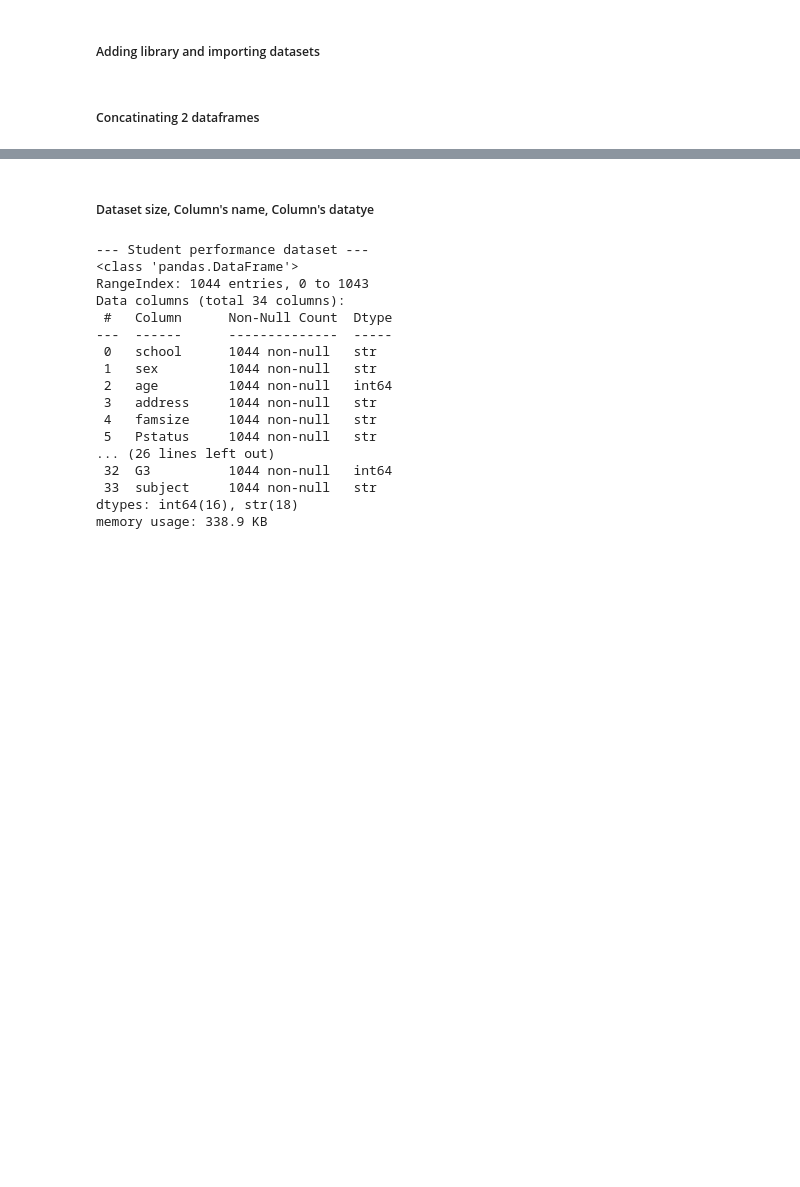
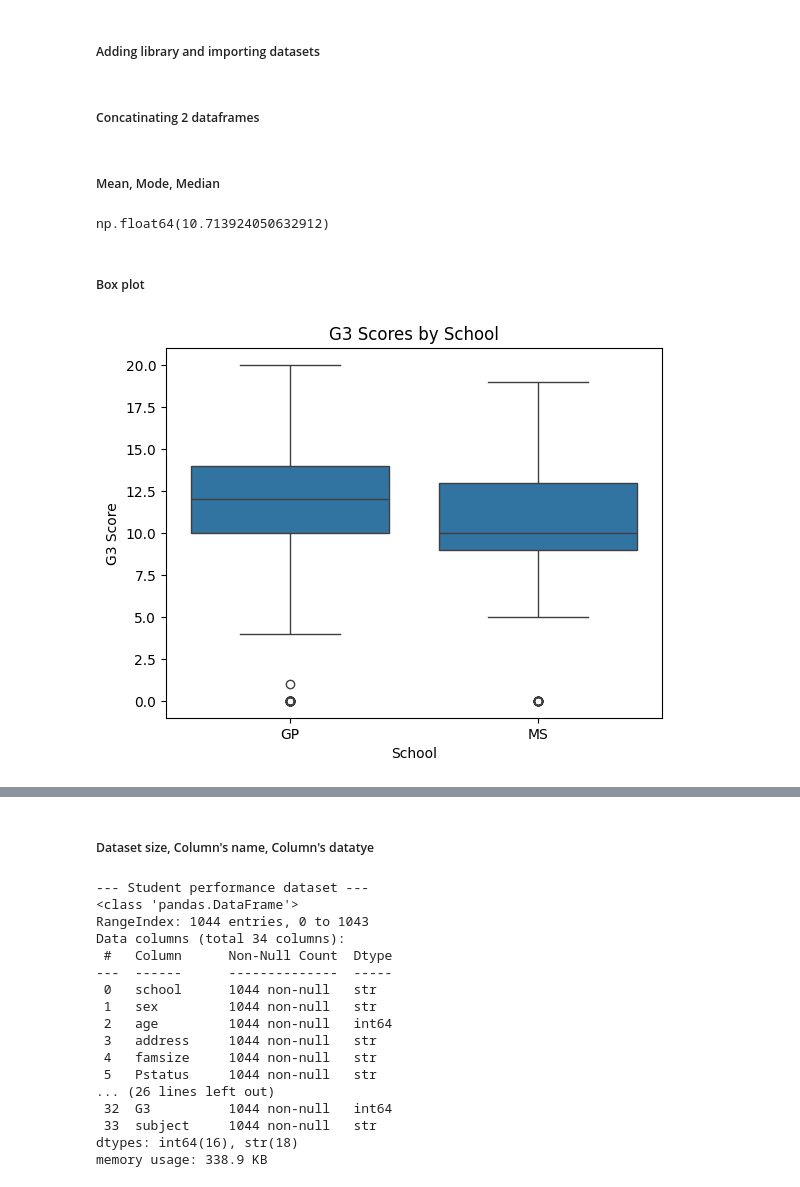
Before and after one commit to xuancuong1019/DS111_data_analysis, a Jupyter notebook: dashboard_generating.ipynb, the cells around one changed output, grey strips where cells are left out. Cells and saved outputs as stored; diff of their text form; code cells hidden in the pictures; blank space fills up the shorter version.

```diff
--- a/dashboard_generating.ipynb
+++ b/dashboard_generating.ipynb
@@ -11,10 +12,23 @@ df_mat = pd.read_csv("data/student-mat.csv", sep=";")
 df_por = pd.read_csv("data/student-por.csv", sep=";")
 # %% [markdown]
 ##### Concatinating 2 dataframes
-# %%
-# Adding 'subject' features
-df_mat['subject'] = 'Math'
-df_por['subject'] = 'Portugese'
-
-# Concatinating 2 dataframes
-df_all = pd.concat([df_mat, df_por], ignore_index=True)
+# %%
+df_all = pd.concat([df_mat, df_por], axis=0, ignore_index=True)
+# %% [markdown]
+##### Mean, Mode, Median
+# %%
+df_all.loc[df_all["subject"] == "Math", "G1"].mean()
+df_all.loc[df_all["subject"] == "Math", "G2"].mean()
+# %% [output]
+np.float64(10.713924050632912)
+# %% [markdown]
+##### Box plot
+# %%
+# Bài tập 1: Vẽ boxplot trường MS GD (school) theo G3
+sns.boxplot(x="school", y="G3", data=df_all)
+plt.title("G3 Scores by School")
+plt.xlabel("School")
+plt.ylabel("G3 Score")
+plt.show()
+# %% [output]
+[figure, added]
```
Also changed, not shown: parts of 4 cells of this notebook.
